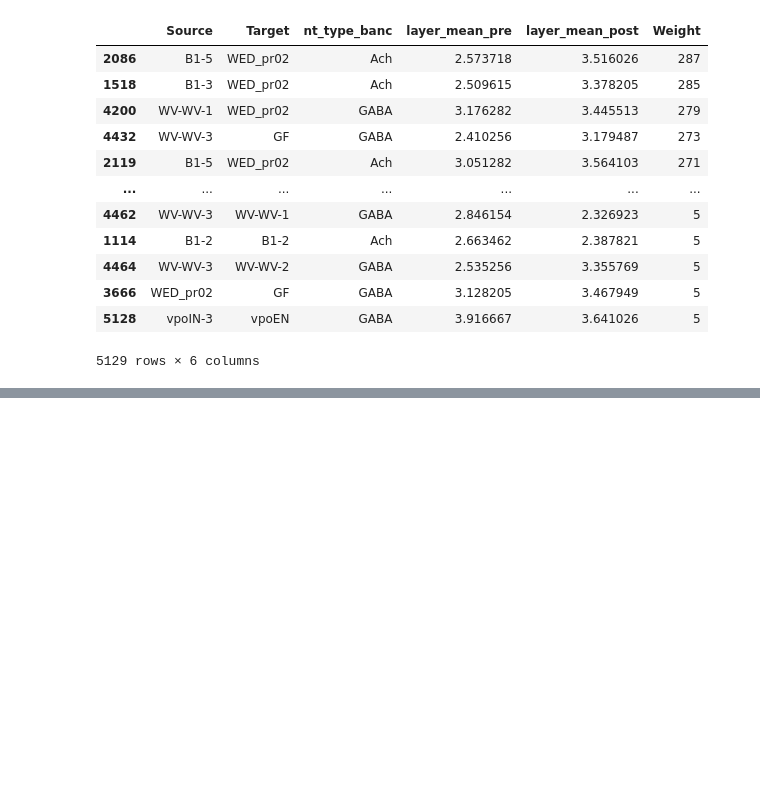
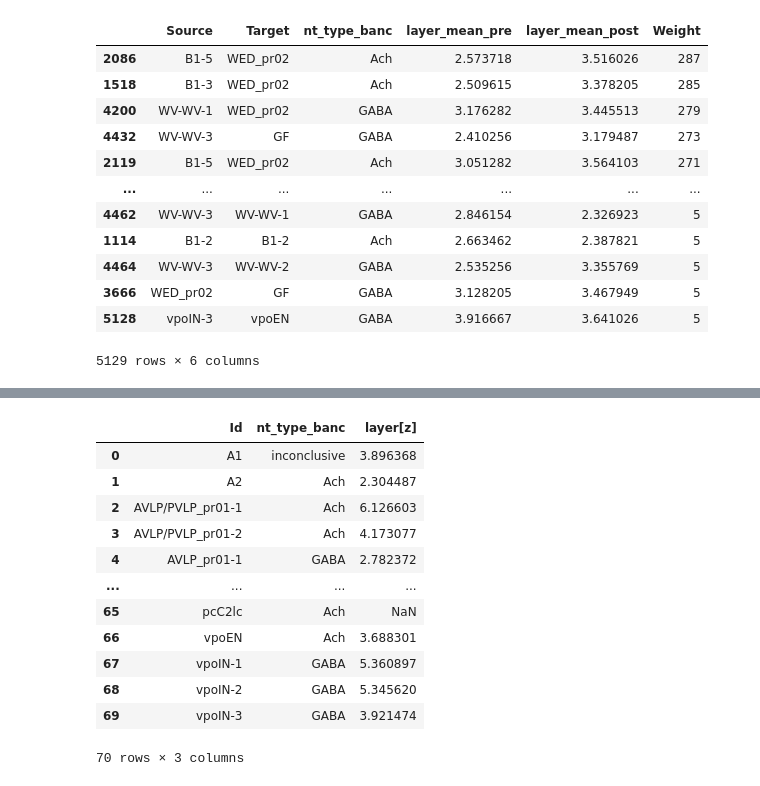
Before and after one commit to grace-cai08/sp25, a Jupyter notebook: wiringdgrm.ipynb, the cells around one changed output, grey strips where cells are left out. Saved outputs shown, nothing was run; the diff lists cells and outputs as text; code cells hidden in the pictures; blank space fills up the shorter version.

```diff
--- a/wiringdgrm.ipynb
+++ b/wiringdgrm.ipynb
@@ -218,0 +208,19 @@ g2[['Source']]
+# %%
+g3_nodelist = celltypes.copy()
+g3_nodelist = g3_nodelist.groupby(['Cell type (Lockwood et al)', 'NT2026 (FAFB and BANC)'], as_index=False)[['Across-hemi_layer_mean']].mean()
+g3_nodelist = g3_nodelist.rename(columns={'Cell type (Lockwood et al)':'Id', 'NT2026 (FAFB and BANC)':'nt_type_banc', 'Across-hemi_layer_mean':'layer[z]'})
+g3_nodelist
+# %% [output]
+|  | Id | nt_type_banc | layer[z] |
+| 0 | A1 | inconclusive | 3.896368 |
+| 1 | A2 | Ach | 2.304487 |
+| 2 | AVLP/PVLP_pr01-1 | Ach | 6.126603 |
+| 3 | AVLP/PVLP_pr01-2 | Ach | 4.173077 |
+| 4 | AVLP_pr01-1 | GABA | 2.782372 |
+| ... | ... | ... | ... |
+| 65 | pcC2lc | Ach | NaN |
+| 66 | vpoEN | Ach | 3.688301 |
+| 67 | vpoIN-1 | GABA | 5.360897 |
+| 68 | vpoIN-2 | GABA | 5.345620 |
+| 69 | vpoIN-3 | GABA | 3.921474 |
+70 rows × 3 columns
```
Also changed, not shown: parts of 6 cells of this notebook, 3 other files.
